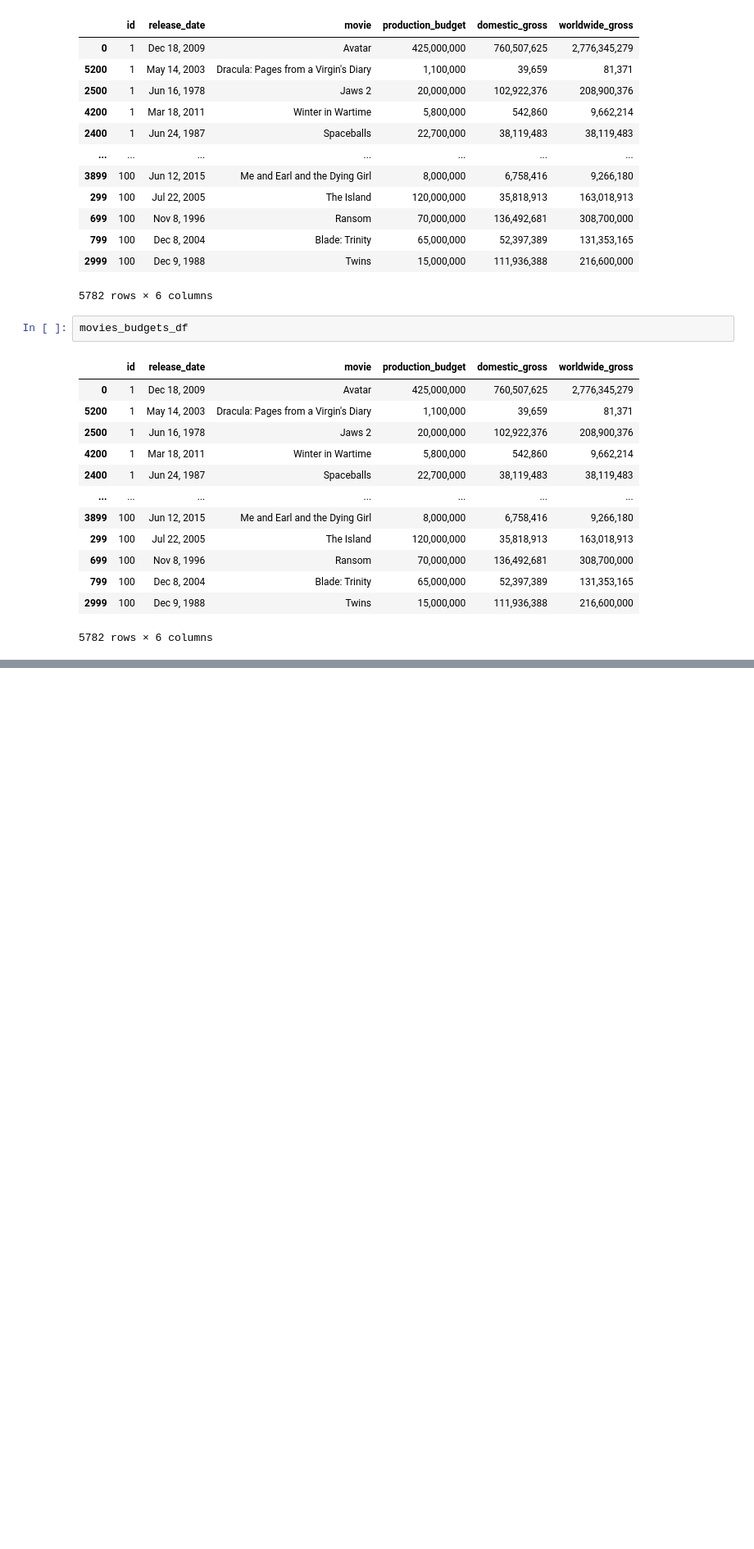
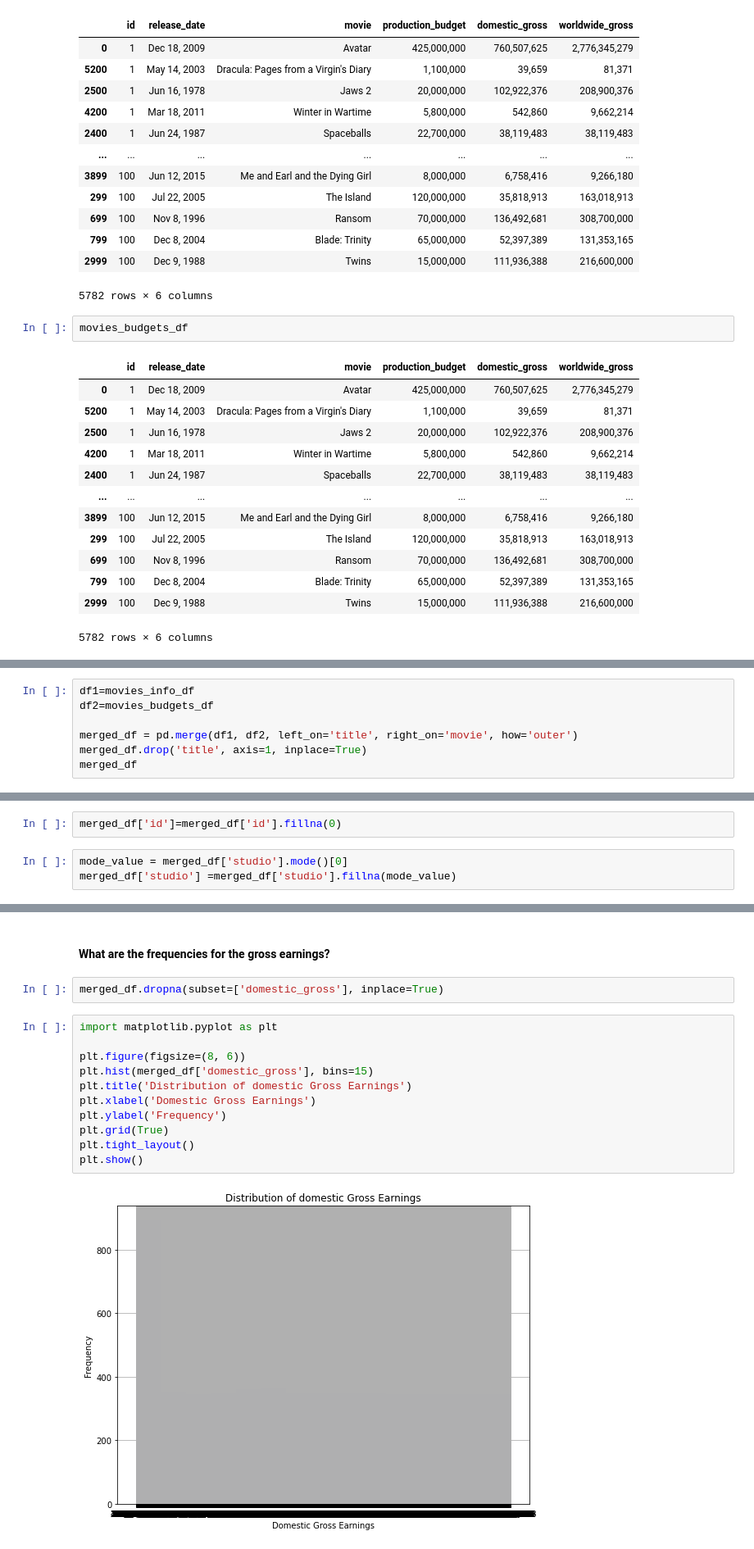
Before and after one commit to Sharon-Mukami/dsc-phase-1-project-v2-4, a Jupyter notebook: student.ipynb, the cells around one changed output, grey strips where cells are left out. Shown: that part at 82% size. Drawn from its saved outputs; the diff is of its cells as text; blank space fills up the shorter version.

```diff
--- a/student.ipynb
+++ b/student.ipynb
@@ -571,0 +559,7 @@ movies_budgets_df
+# %%
+df1=movies_info_df
+df2=movies_budgets_df
+
+merged_df = pd.merge(df1, df2, left_on='title', right_on='movie', how='outer')
+merged_df.drop('title', axis=1, inplace=True)
+merged_df
@@ -571,0 +591,5 @@ movies_budgets_df
+# %%
+merged_df['id']=merged_df['id'].fillna(0)
+# %%
+mode_value = merged_df['studio'].mode()[0]
+merged_df['studio'] =merged_df['studio'].fillna(mode_value)
@@ -571,0 +674,17 @@ movies_budgets_df
+# %% [markdown]
+#### What are the frequencies for the gross earnings?
+# %%
+merged_df.dropna(subset=['domestic_gross'], inplace=True)
+# %%
+import matplotlib.pyplot as plt
+
+plt.figure(figsize=(8, 6))
+plt.hist(merged_df['domestic_gross'], bins=15)
+plt.title('Distribution of domestic Gross Earnings')
+plt.xlabel('Domestic Gross Earnings')
+plt.ylabel('Frequency')
+plt.grid(True)
+plt.tight_layout()
+plt.show()
+# %% [output]
+[figure, added]
```
Also changed, not shown: parts of 33 cells of this notebook.
